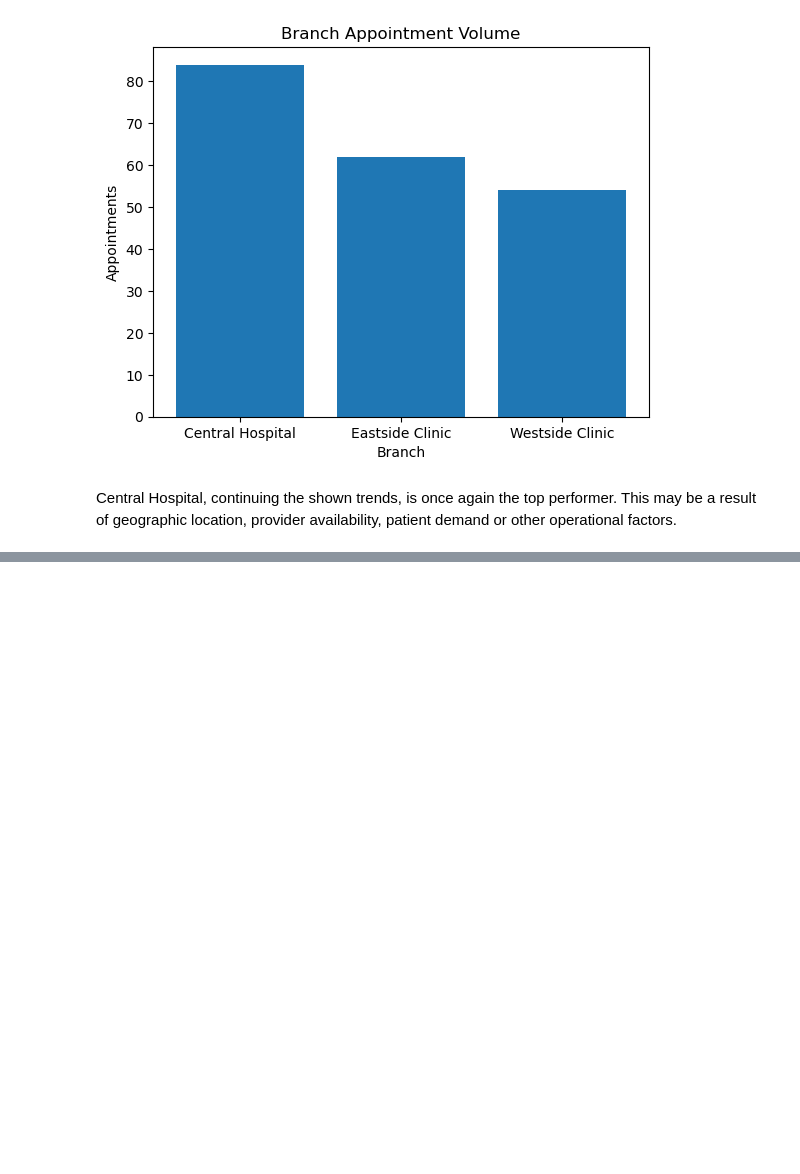
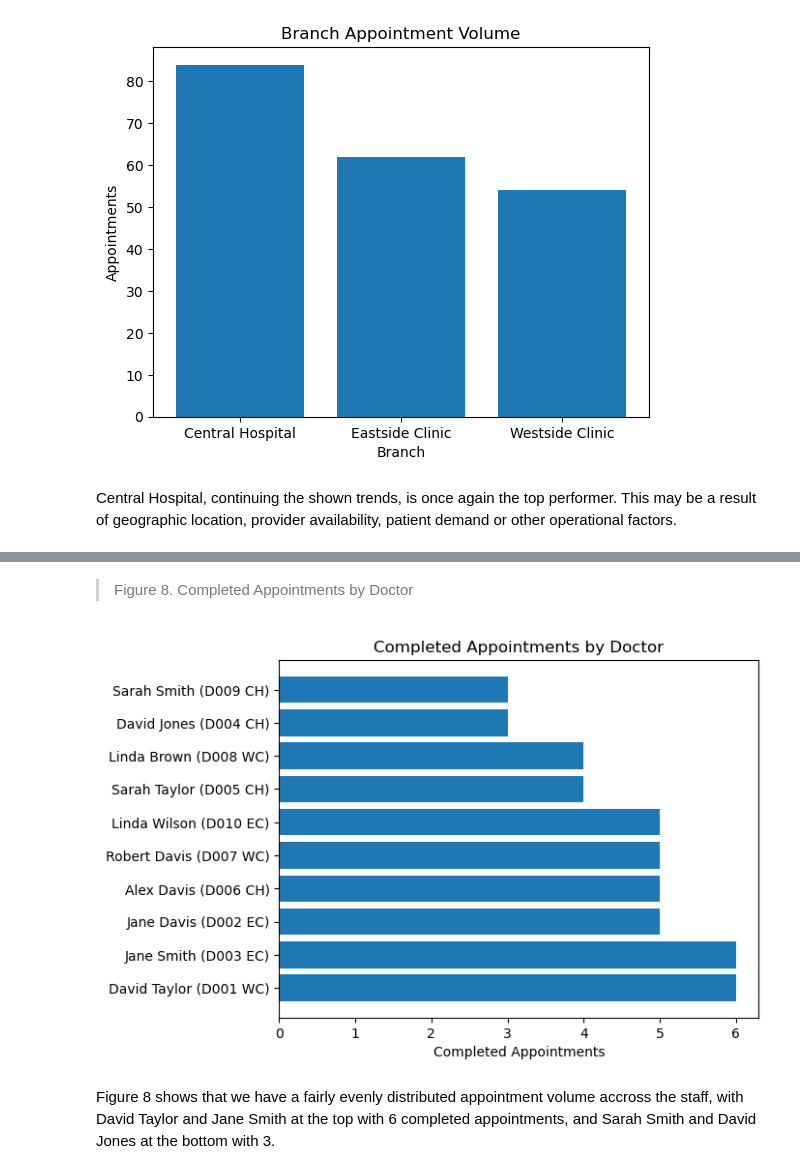
Before and after one commit to Djohnson1313/hospital_operations_intelligence, a Jupyter notebook: hospital_operations_analysis.ipynb, the cells around one changed output, grey strips where cells are left out. Saved outputs shown, nothing was run; the diff lists cells and outputs as text; code cells hidden in the pictures; blank space fills up the shorter version.

```diff
--- a/hospital_operations_analysis.ipynb
+++ b/hospital_operations_analysis.ipynb
@@ -835,0 +915,32 @@ Central Hospital, continuing the shown trends, is once again the top performer.
+# %%
+# what doctors complete the most appointments
+
+doc_comp = pd.read_sql('''
+select d.doctor_id, first_name, last_name, hospital_branch, count(a.appointment_id) as total_completed_appointments
+from doctors as d
+join appointments as a
+on d.doctor_id = a.doctor_id
+where status = 'Completed'
+group by d.doctor_id, first_name, last_name
+order by total_completed_appointments desc
+''', conn)
+# %%
+# this abbreviation column is being added so in the plot we can quickly see what hospital they work at
+
+abb = {'Central Hospital' : 'CH',
+      'Eastside Clinic': 'EC',
+      'Westside Clinic': 'WC'}
+
+doc_comp['hospital_abbreviation'] = doc_comp['hospital_branch'].map(abb)
+# %%
+# this full name column is being added so in the plot we can distinguish dcotors
+
+doc_comp['doctor_full_name'] = (doc_comp['first_name'] +
+                               " " +
+                              doc_comp['last_name'] +
+                               " " +
+                              "(" +
+                              doc_comp['doctor_id'] +
+                                " " +
+                              doc_comp['hospital_abbreviation'] +
+                              ")")
@@ -835,0 +961,17 @@ Central Hospital, continuing the shown trends, is once again the top performer.
+# %% [markdown]
+>Figure 8. Completed Appointments by Doctor
+# %%
+fig, ax = plt.subplots()
+
+x = doc_comp['doctor_full_name']
+y = doc_comp['total_completed_appointments']
+
+plt.title('Completed Appointments by Doctor')
+plt.xlabel('Completed Appointments')
+
+plt.barh(x,y)
+plt.show();
+# %% [output]
+[figure, added]
+# %% [markdown]
+Figure 8 shows that we have a fairly evenly distributed appointment volume accross the staff, with David Taylor and Jane Smith at the top with 6 completed appointments, and Sarah Smith and David Jones at the bottom with 3.
```
Also changed, not shown: parts of 19 cells of this notebook.
